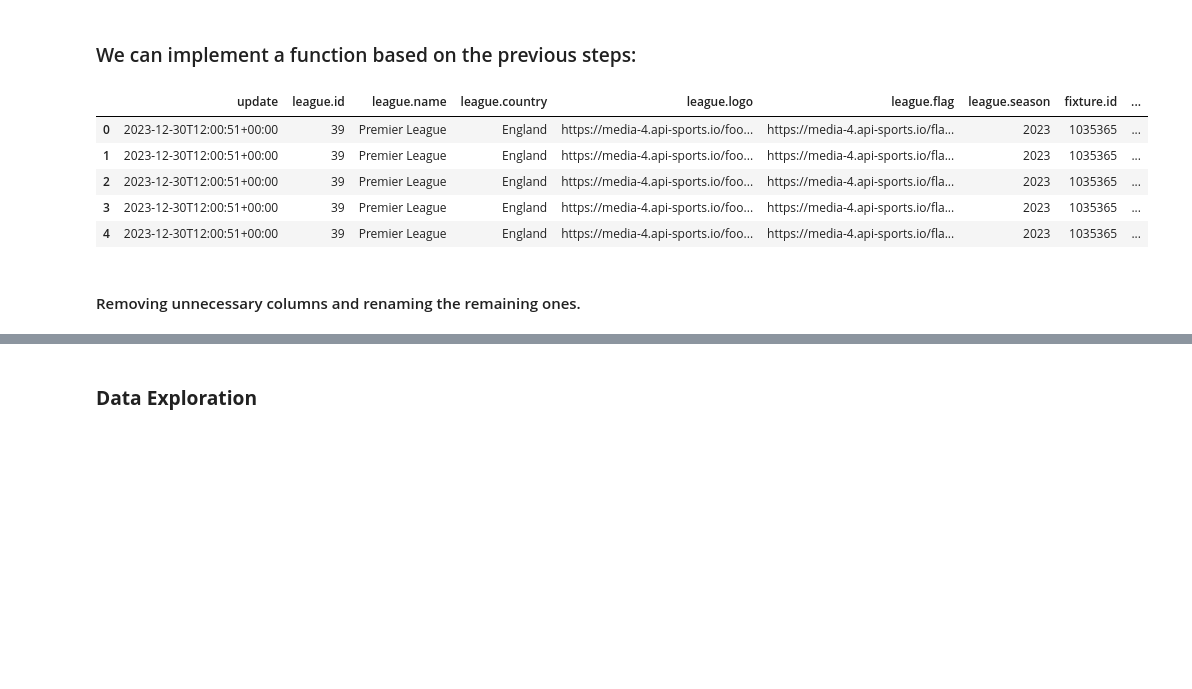
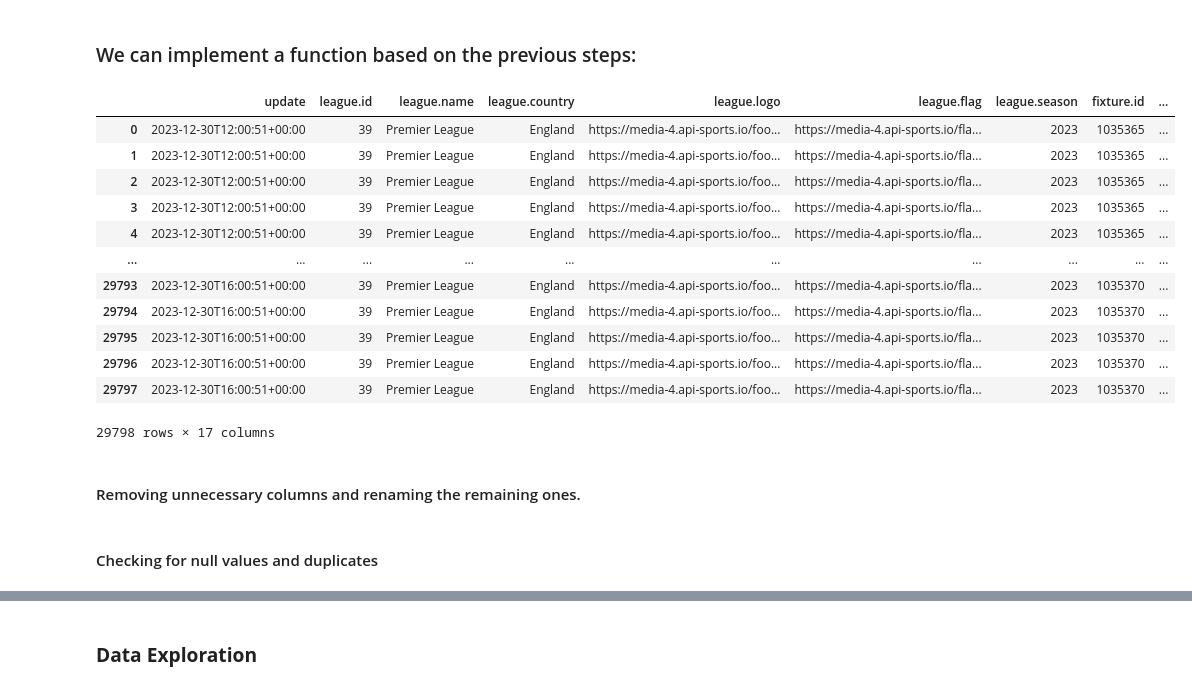
Before and after one commit to tamasmocsanyi/project1, a Jupyter notebook: bets_project1.ipynb, the cells around one changed output, grey strips where cells are left out. Cells and saved outputs as stored; diff of their text form; code cells hidden in the pictures; blank space fills up the shorter version.

```diff
--- a/bets_project1.ipynb
+++ b/bets_project1.ipynb
@@ -66,7 +64,7 @@ df.head()
 # %% [markdown]
 ### The **json_normalize** function is used to normalize semi-structured JSON data into a flat table. This function is useful when dealing with nested JSON structures.
 # %%
-df = json_normalize(json.loads(df.to_json(orient='records')))
+df = json_normalize(df.to_dict(orient='records'))
 df.head()
 # %% [output]
 |  | update | bookmakers | league.id | league.name | league.country | league.logo | league.flag | league.season | ... |
@@ -80,7 +78,7 @@ df.head()
 - #### Exploding the **"bookmakers"** column and normalizing.
 # %%
 df = df.explode('bookmakers')
-df = json_normalize(json.loads(df.to_json(orient='records')))
+df = json_normalize(df.to_dict(orient='records'))
 df.head()
 # %% [output]
 |  | update | league.id | league.name | league.country | league.logo | league.flag | league.season | fixture.id | ... |
@@ -93,9 +91,9 @@ df.head()
 ### Exploding the newly generated columns and normalizing.
 # %%
 df = df.explode('bookmakers.bets')
-df = json_normalize(json.loads(df.to_json(orient='records')))
+df = json_normalize(df.to_dict(orient='records'))
 df = df.explode('bookmakers.bets.values')
-df = json_normalize(json.loads(df.to_json(orient='records')))
+df = json_normalize(df.to_dict(orient='records'))
 df.head()
 # %% [output]
 |  | update | league.id | league.name | league.country | league.logo | league.flag | league.season | fixture.id | ... |
@@ -107,37 +105,37 @@ df.head()
 # %% [markdown]
 ### We can implement a function based on the previous steps:
 # %%
-def explode_normalize(file_path):
+def explode_flatten(file_path):
     with open(file_path, 'r') as file:
-            df = json.load(file)
-            df = pd.DataFrame(df['response'])
+        df = pd.DataFrame(json.load(file)['response'])
 
     while True:
-        # Convert dataframe to JSON and normalize
-        df = json_normalize(json.loads(df.to_json(orient='records')))
+        df = json_normalize(df.to_dict(orient='records'))
 
-        # Get list of nested columns
-        nested_columns = [col for col in df.columns if type(df[col][0]) is list]
+        nested_columns = [col for col in df.columns if df[col].apply(type).eq(list).any()]
 
-        # If there are no more nested columns, break out of the loop
         if not nested_columns:
             break
 
-        # Explode the first nested column
-        df = df.explode(nested_columns[0])
+        df = df.explode(nested_columns)
 
     return df
 
-file_path = 'bets_20231231182057.json'
-df = explode_normalize(file_path)
-df.head()
+explode_flatten('bets_20231231182057.json')
 # %% [output]
 |  | update | league.id | league.name | league.country | league.logo | league.flag | league.season | fixture.id | ... |
 | 0 | 2023-12-30T12:00:51+00:00 | 39 | Premier League | England | https://media-4.api-sports.io/foo... | https://media-4.api-sports.io/fla... | 2023 | 1035365 | ... |
 | 1 | 2023-12-30T12:00:51+00:00 | 39 | Premier League | England | https://media-4.api-sports.io/foo... | https://media-4.api-sports.io/fla... | 2023 | 1035365 | ... |
 | 2 | 2023-12-30T12:00:51+00:00 | 39 | Premier League | England | https://media-4.api-sports.io/foo... | https://media-4.api-sports.io/fla... | 2023 | 1035365 | ... |
 | 3 | 2023-12-30T12:00:51+00:00 | 39 | Premier League | England | https://media-4.api-sports.io/foo... | https://media-4.api-sports.io/fla... | 2023 | 1035365 | ... |
 | 4 | 2023-12-30T12:00:51+00:00 | 39 | Premier League | England | https://media-4.api-sports.io/foo... | https://media-4.api-sports.io/fla... | 2023 | 1035365 | ... |
+| ... | ... | ... | ... | ... | ... | ... | ... | ... | ... |
+| 29793 | 2023-12-30T16:00:51+00:00 | 39 | Premier League | England | https://media-4.api-sports.io/foo... | https://media-4.api-sports.io/fla... | 2023 | 1035370 | ... |
+| 29794 | 2023-12-30T16:00:51+00:00 | 39 | Premier League | England | https://media-4.api-sports.io/foo... | https://media-4.api-sports.io/fla... | 2023 | 1035370 | ... |
+| 29795 | 2023-12-30T16:00:51+00:00 | 39 | Premier League | England | https://media-4.api-sports.io/foo... | https://media-4.api-sports.io/fla... | 2023 | 1035370 | ... |
+| 29796 | 2023-12-30T16:00:51+00:00 | 39 | Premier League | England | https://media-4.api-sports.io/foo... | https://media-4.api-sports.io/fla... | 2023 | 1035370 | ... |
+| 29797 | 2023-12-30T16:00:51+00:00 | 39 | Premier League | England | https://media-4.api-sports.io/foo... | https://media-4.api-sports.io/fla... | 2023 | 1035370 | ... |
+29798 rows × 17 columns
 # %% [markdown]
 #### Removing unnecessary columns and renaming the remaining ones.
 # %%
@@ -154,3 +152,5 @@ df.rename(columns={'fixture.id':'fixture_id',
                    'bookmakers.bets.values.value':'bet_outcome',
                    'bookmakers.bets.values.odd':'odds'},
                     inplace=True)
+# %% [markdown]
+#### Checking for null values and duplicates
```
Also changed, not shown: parts of 4 cells of this notebook, 1 other file.
